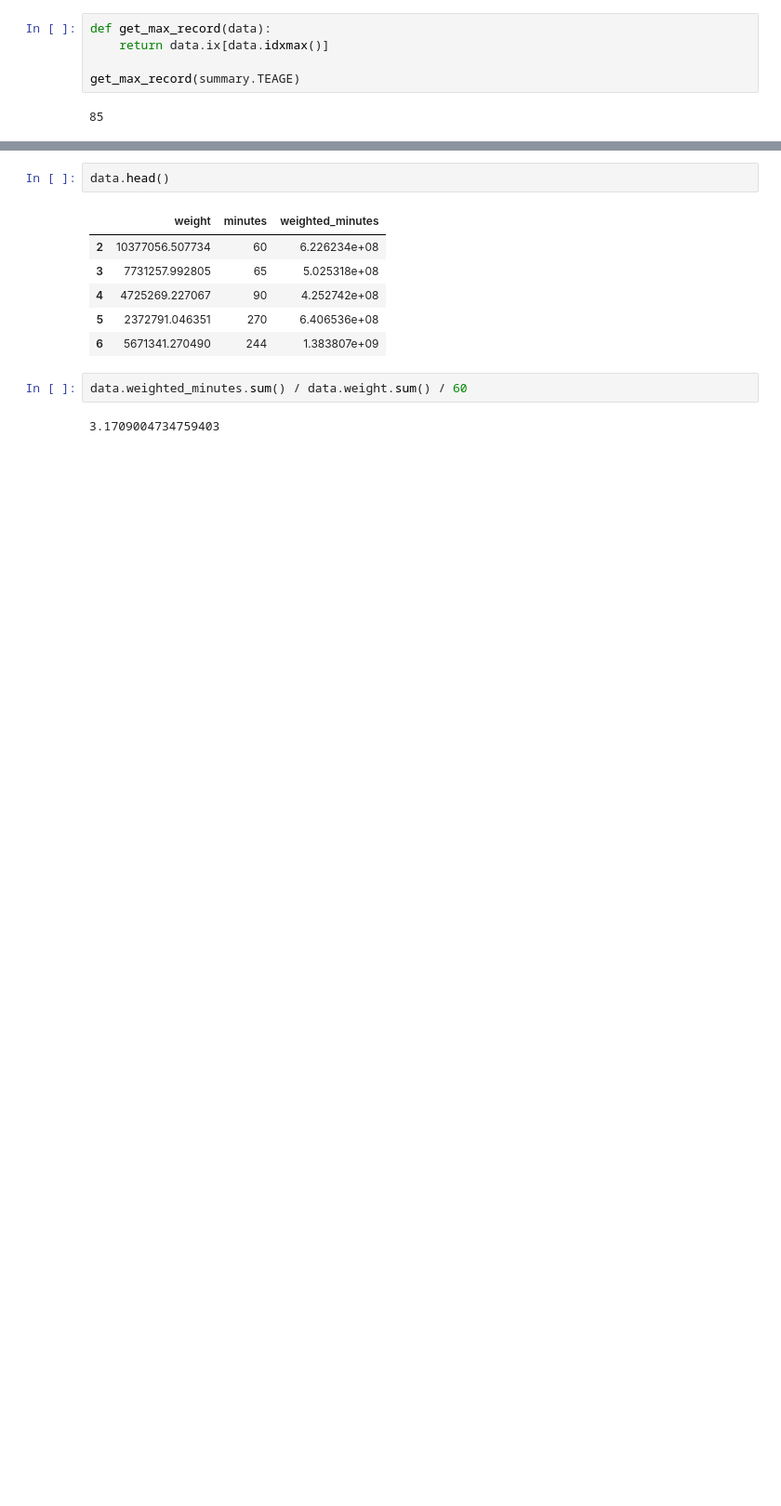
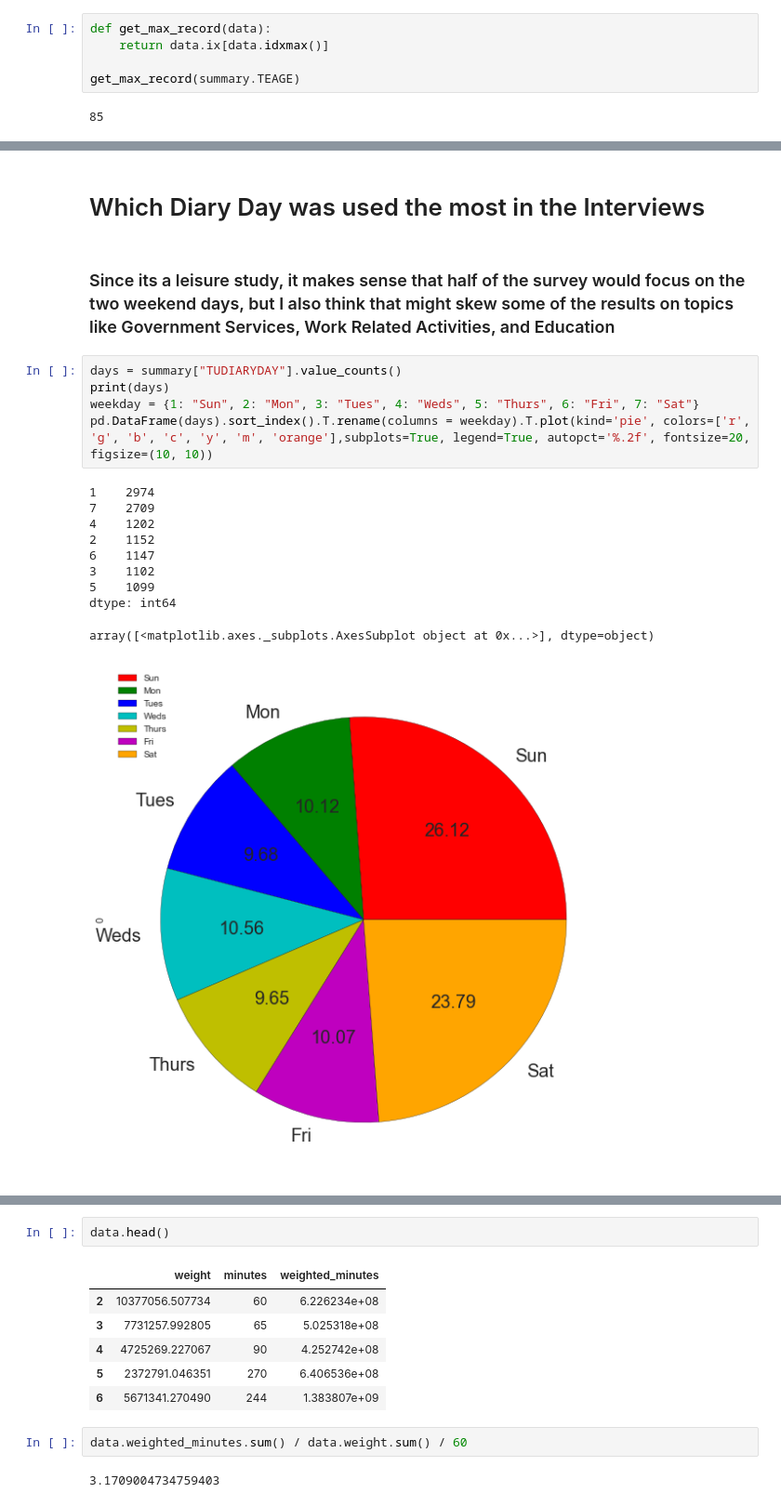
Before and after one commit to tiyd-python-2015-01/atus-analysis, a Jupyter notebook: ATUS_Data.ipynb, the cells around one changed output, grey strips where cells are left out. Shown: that part at 93% size. Cells and saved outputs as stored; diff of their text form; blank space fills up the shorter version.

```diff
--- a/ATUS_Data.ipynb
+++ b/ATUS_Data.ipynb
@@ -78,0 +104,20 @@ print(summary.TEAGE.idxmin())
+# %% [markdown]
+# Which Diary  Day was used the most in the Interviews
+# %% [markdown]
+### Since its a leisure study, it makes sense that half of the survey would focus on the two weekend days, but I also think that might skew some of the results on topics like Government Services, Work Related Activities, and Education
+# %%
+days = summary["TUDIARYDAY"].value_counts()
+print(days)
+weekday = {1: "Sun", 2: "Mon", 3: "Tues", 4: "Weds", 5: "Thurs", 6: "Fri", 7: "Sat"}
+pd.DataFrame(days).sort_index().T.rename(columns = weekday).T.plot(kind='pie', colors=['r', 'g', 'b', 'c', 'y', 'm', 'orange'],subplots=True, legend=True, autopct='%.2f', fontsize=20, figsize=(10, 10))
+# %% [output]
+1    2974
+7    2709
+4    1202
+2    1152
+6    1147
+3    1102
+5    1099
+dtype: int64
+array([<matplotlib.axes._subplots.AxesSubplot object at 0x...>], dtype=object)
+[figure, added]
```
Also changed, not shown: parts of 46 cells of this notebook.
